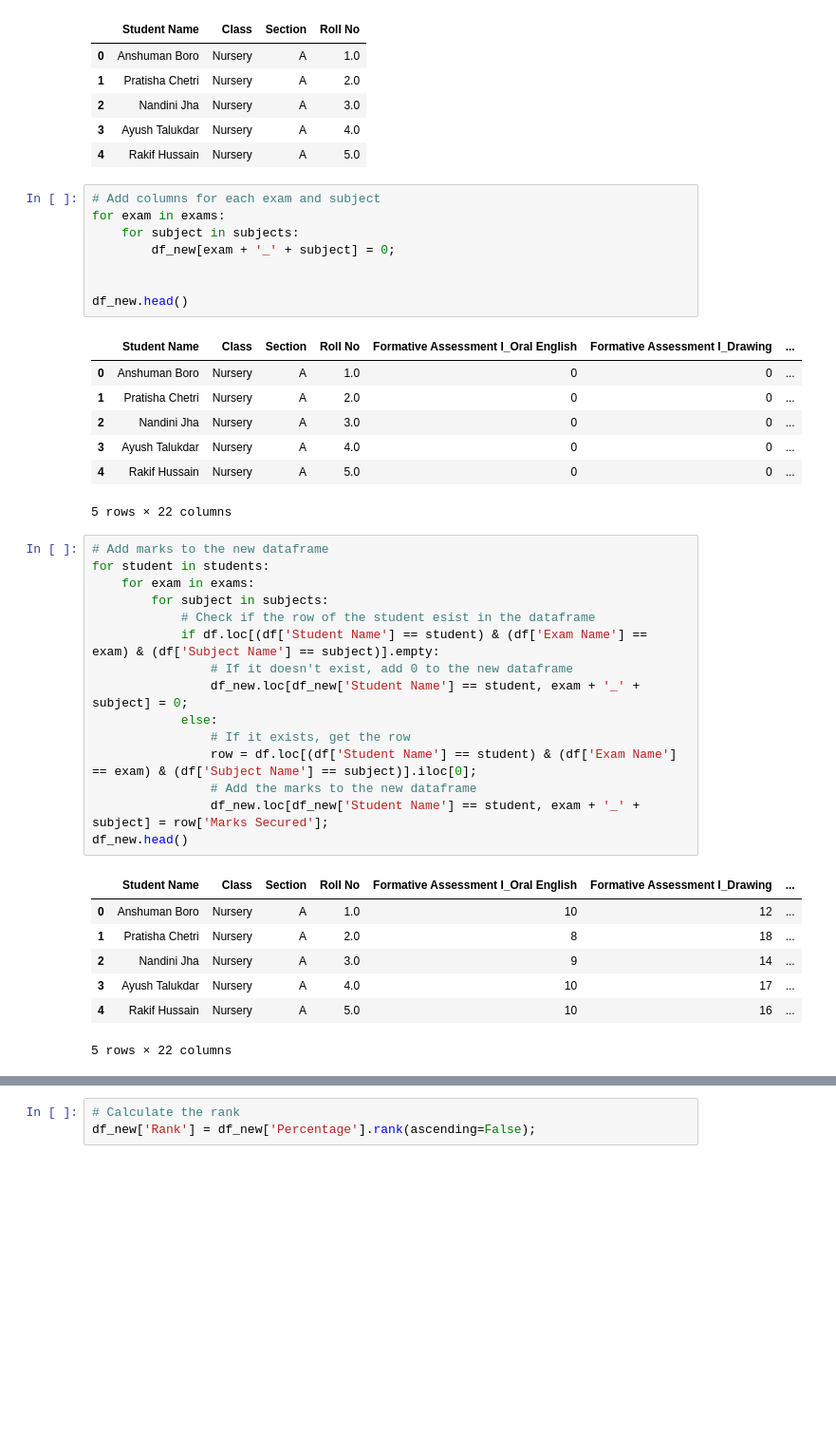
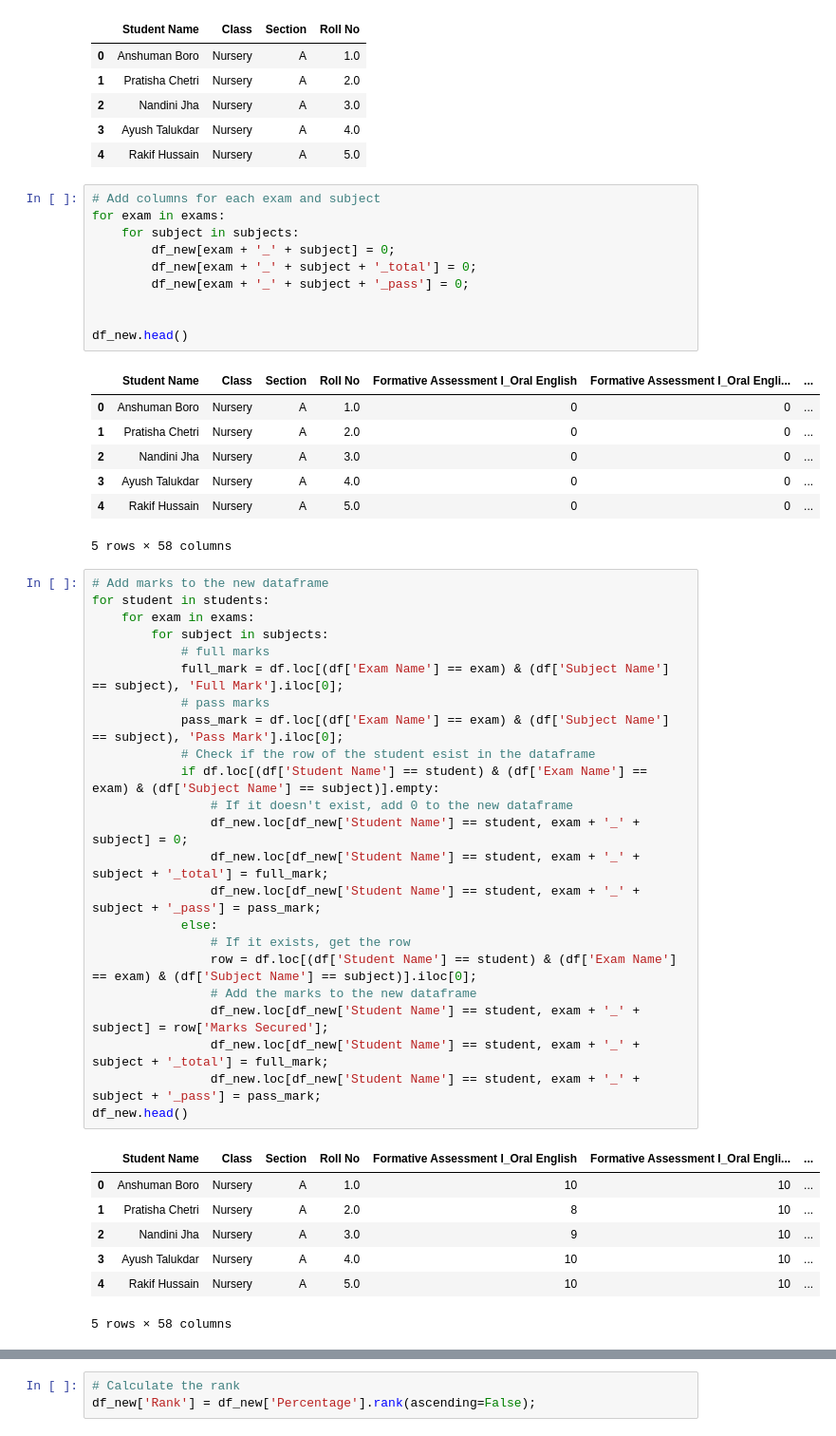
Before and after one commit to tek2991/Results, a Jupyter notebook: NURSERY/process.ipynb, the cells around one changed output, grey strips where cells are left out. Shown: that part at 95% size. Cells and saved outputs as stored; diff of their text form; blank space fills up the shorter version.

```diff
--- a/NURSERY/process.ipynb
+++ b/NURSERY/process.ipynb
@@ -57,40 +57,50 @@ df_new.head()
 for exam in exams:
     for subject in subjects:
         df_new[exam + '_' + subject] = 0;
+        df_new[exam + '_' + subject + '_total'] = 0;
+        df_new[exam + '_' + subject + '_pass'] = 0;
 
 
 df_new.head()
 # %% [output]
-|  | Student Name | Class | Section | Roll No | Formative Assessment I_Oral English | Formative Assessment I_Drawing | ... |
+|  | Student Name | Class | Section | Roll No | Formative Assessment I_Oral English | Formative Assessment I_Oral Engli... | ... |
 | 0 | Anshuman Boro | Nursery | A | 1.0 | 0 | 0 | ... |
 | 1 | Pratisha Chetri | Nursery | A | 2.0 | 0 | 0 | ... |
 | 2 | Nandini Jha | Nursery | A | 3.0 | 0 | 0 | ... |
 | 3 | Ayush Talukdar | Nursery | A | 4.0 | 0 | 0 | ... |
 | 4 | Rakif Hussain | Nursery | A | 5.0 | 0 | 0 | ... |
-5 rows × 22 columns
+5 rows × 58 columns
 # %%
 # Add marks to the new dataframe
 for student in students:
     for exam in exams:
         for subject in subjects:
+            # full marks
+            full_mark = df.loc[(df['Exam Name'] == exam) & (df['Subject Name'] == subject), 'Full Mark'].iloc[0];
+            # pass marks
+            pass_mark = df.loc[(df['Exam Name'] == exam) & (df['Subject Name'] == subject), 'Pass Mark'].iloc[0];
             # Check if the row of the student esist in the dataframe
             if df.loc[(df['Student Name'] == student) & (df['Exam Name'] == exam) & (df['Subject Name'] == subject)].empty:
                 # If it doesn't exist, add 0 to the new dataframe
                 df_new.loc[df_new['Student Name'] == student, exam + '_' + subject] = 0;
+                df_new.loc[df_new['Student Name'] == student, exam + '_' + subject + '_total'] = full_mark;
+                df_new.loc[df_new['Student Name'] == student, exam + '_' + subject + '_pass'] = pass_mark;
             else:
                 # If it exists, get the row
                 row = df.loc[(df['Student Name'] == student) & (df['Exam Name'] == exam) & (df['Subject Name'] == subject)].iloc[0];
                 # Add the marks to the new dataframe
                 df_new.loc[df_new['Student Name'] == student, exam + '_' + subject] = row['Marks Secured'];
+                df_new.loc[df_new['Student Name'] == student, exam + '_' + subject + '_total'] = full_mark;
+                df_new.loc[df_new['Student Name'] == student, exam + '_' + subject + '_pass'] = pass_mark;
 df_new.head()
 # %% [output]
-|  | Student Name | Class | Section | Roll No | Formative Assessment I_Oral English | Formative Assessment I_Drawing | ... |
-| 0 | Anshuman Boro | Nursery | A | 1.0 | 10 | 12 | ... |
-| 1 | Pratisha Chetri | Nursery | A | 2.0 | 8 | 18 | ... |
-| 2 | Nandini Jha | Nursery | A | 3.0 | 9 | 14 | ... |
-| 3 | Ayush Talukdar | Nursery | A | 4.0 | 10 | 17 | ... |
-| 4 | Rakif Hussain | Nursery | A | 5.0 | 10 | 16 | ... |
+|  | Student Name | Class | Section | Roll No | Formative Assessment I_Oral English | Formative Assessment I_Oral Engli... | ... |
+| 0 | Anshuman Boro | Nursery | A | 1.0 | 10 | 10 | ... |
+| 1 | Pratisha Chetri | Nursery | A | 2.0 | 8 | 10 | ... |
+| 2 | Nandini Jha | Nursery | A | 3.0 | 9 | 10 | ... |
+| 3 | Ayush Talukdar | Nursery | A | 4.0 | 10 | 10 | ... |
+| 4 | Rakif Hussain | Nursery | A | 5.0 | 10 | 10 | ... |
-5 rows × 22 columns
+5 rows × 58 columns
 # %%
 # Add weightage column for each subject
 for subject in subjects:
```
Also changed, not shown: parts of 8 cells of this notebook, 8 other files.
